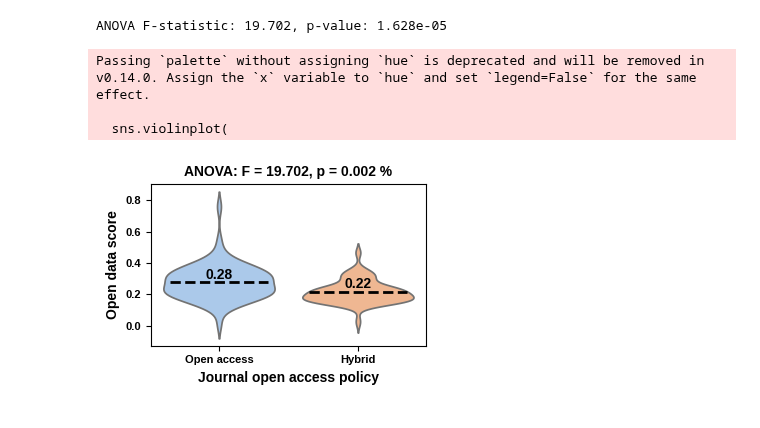
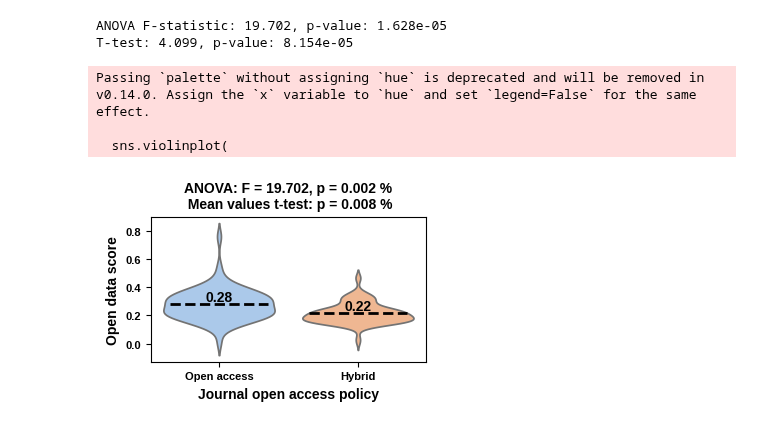
Before and after one commit to daemoncost/Journal-Research-Data-Policy, a Jupyter notebook: notebooks/exploration/analysis_policy_vs_open_access.ipynb, the cells around one changed output. Cells and saved outputs as stored; diff of their text form; code cells hidden in the pictures.

```diff
--- a/notebooks/exploration/analysis_policy_vs_open_access.ipynb
+++ b/notebooks/exploration/analysis_policy_vs_open_access.ipynb
@@ -311,14 +311,18 @@ hybrid = df[df['Open Access'] == "Hybrid"]['Policy Score']
 
 f_val, p_val = stats.f_oneway(open_access, hybrid)
 print(f"ANOVA F-statistic: {f_val:.3f}, p-value: {p_val:.3e}")
+
+t_stat_1, p_val_1 = stats.ttest_ind(open_access, hybrid, equal_var=False)
+print(f"T-test: {t_stat_1:.3f}, p-value: {p_val_1:.3e}")
 # %% [output]
 ANOVA F-statistic: 19.702, p-value: 1.628e-05
+T-test: 4.099, p-value: 8.154e-05
 # %%
 fig = plt.figure(figsize=(3.5, 2.5))
 
 palette = sns.color_palette("pastel")
 
-plt.title(f"ANOVA: F = {f_val:.3f}, p = {p_val*100:.1} %")
+plt.title(f"ANOVA: F = {f_val:.3f}, p = {p_val*100:.3f} %\n Mean values t-test: p = {p_val_1*100:.3f} %")
 
 sns.violinplot(
     x='Open Access',
@@ -331,31 +335,31 @@ sns.violinplot(
 
 # Add text labels for the means
 for i, val in enumerate(means):
     violin_width = 0.8  # default width in sns.violinplot
     plt.hlines(
         y=val,
         xmin=1 - i - violin_width/2 + 0.05,
         xmax=1 - i + violin_width/2 - 0.05,
         colors='black',
         linewidth=2,
         linestyle='--'
     )
 
     plt.text(
         1-i,              # x position (0 for False, 1 for True)
         val + 0.02,     # y position slightly above the mean
         f'{val:.2f}',   # text with 2 decimal places
         horizontalalignment='center',
         fontweight='bold'
     )
 
 plt.xlabel("Journal open access policy")
 plt.ylabel("Open data score")
 plt.tight_layout()
 
 fig.savefig("../../data/processed/policy_vs_open_access.pdf")
 # %% [output]
 Passing `palette` without assigning `hue` is deprecated and will be removed in v0.14.0. Assign the `x` variable to `hue` and set `legend=False` for the same effect.
 
   sns.violinplot(
-[figure, old version]
+[figure, new version]
```
Also changed, not shown: 3 other files.
